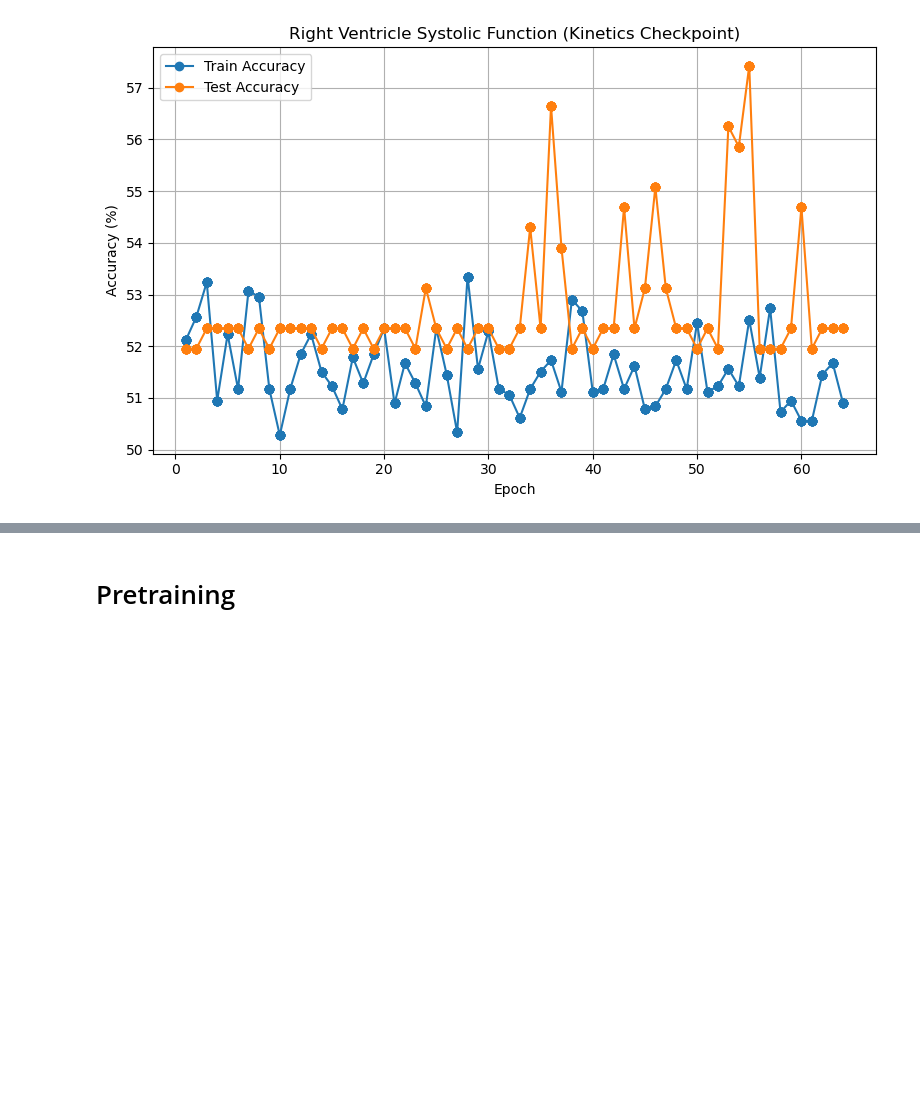
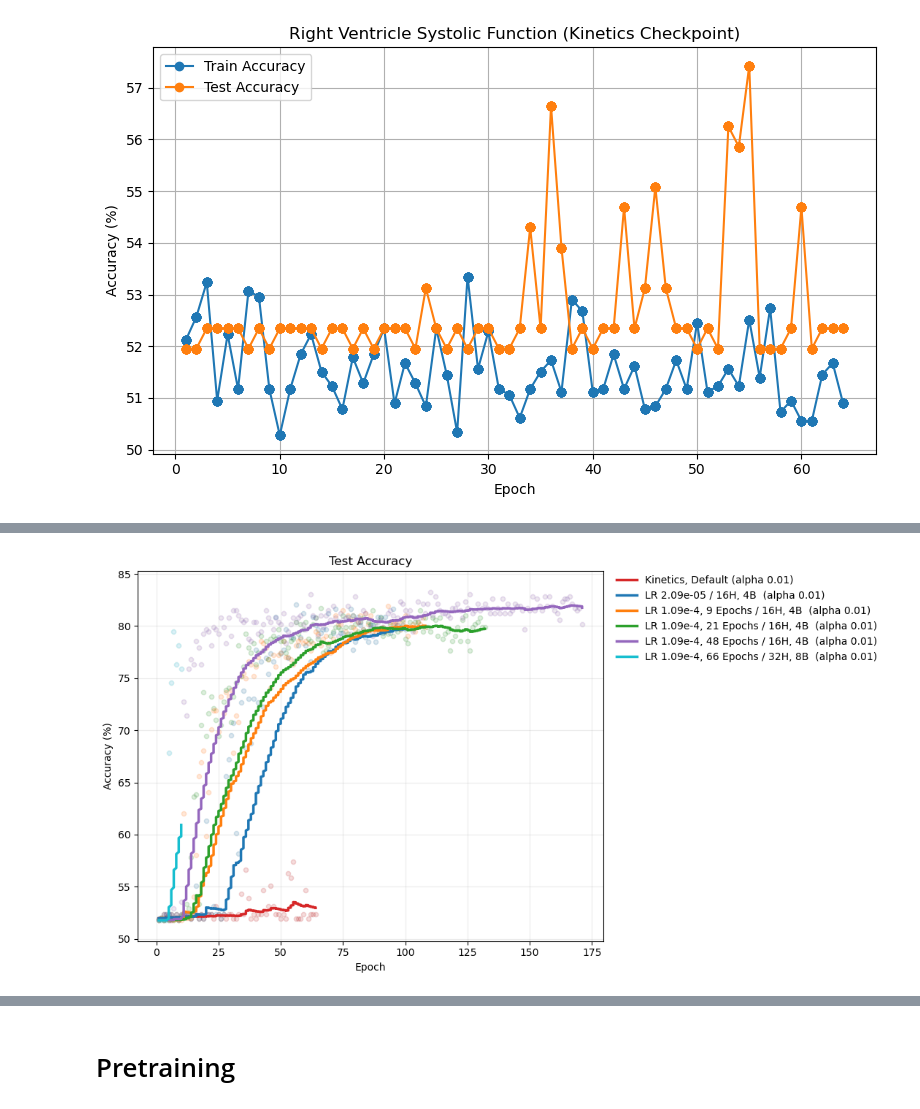
Before and after one commit to alif-munim/EchoJEPA, a Jupyter notebook: plot.ipynb, the cells around one changed output, grey strips where cells are left out. Cells and saved outputs as stored; diff of their text form; code cells hidden in the pictures; blank space fills up the shorter version.

```diff
--- a/plot.ipynb
+++ b/plot.ipynb
@@ -63,0 +173,89 @@ plt.show()
+# %%
+import matplotlib.pyplot as plt
+import numpy as np
+
+def ema(values, alpha=0.15):
+    s = None
+    out = []
+    for v in values:
+        s = v if s is None else alpha * v + (1 - alpha) * s
+        out.append(s)
+    return out
+
+# --- Parse logs ---
+log_cool = "/home/sagemaker-user/user-default-efs/vjepa2/rvfx_cooldown_0812_v1.log"
+e1, tr1, te1 = extract_accuracies(log_cool)
+
+log_pre9 = "/home/sagemaker-user/user-default-efs/vjepa2/rvfx_cooldown_h16_b4_0820_keepe9.log"
+e2, tr2, te2 = extract_accuracies(log_pre9)
+
+log_pre21 = "/home/sagemaker-user/user-default-efs/vjepa2/rvfx_cooldown_h16_b4_0820_keepe21.log"
+e3, tr3, te3 = extract_accuracies(log_pre21)
+
+log_pre48 = "/home/sagemaker-user/user-default-efs/vjepa2/rvfx_cooldown_h16_b4_0820_keepe48.log"
+e4, tr4, te4 = extract_accuracies(log_pre48)
+
+log_kin = "/home/sagemaker-user/user-default-efs/vjepa2/rvfx_kinetics_0812_v1.log"
+e5, tr5, te5 = extract_accuracies(log_kin)
+
+log_pre66 = "/home/sagemaker-user/user-default-efs/vjepa2/rvfx_cooldown_h32_b8_0820_keepe66.log"
+e6, tr6, te6 = extract_accuracies(log_pre66)
+
+# ---- Plot Test-only, with raw (faint dots) + EMA (solid line) ----
+alpha = 0.01  # EMA smoothing
+dot_alpha = 0.02
+dot_size = 20
+
+colors = {
+    "cooldown": "#1f77b4",   # blue
+    "pre9":     "#ff7f0e",   # orange
+    "pre21":    "#2ca02c",   # green
+    "pre48":    "#9467bd",   # purple
+    "kin":      "#d62728",   # red
+    "pre66":    "#17becf"    # cyan
+}
+
+plt.figure(figsize=(11, 6))
+
+# Kinetics checkpoint
+plt.scatter(e5, te5, s=dot_size, color=colors["kin"], alpha=dot_alpha)
+plt.plot(e5, ema(te5, alpha), linewidth=2.5, color=colors["kin"], label=f"Kinetics, Default (alpha {alpha})")
+
+# Cooldown
+plt.scatter(e1, te1, s=dot_size, color=colors["cooldown"], alpha=dot_alpha)
+plt.plot(e1, ema(te1, alpha), linewidth=2.5, color=colors["cooldown"], label=f"LR 2.09e-05 / 16H, 4B  (alpha {alpha})")
+
+# Pretrain keepe9
+plt.scatter(e2, te2, s=dot_size, color=colors["pre9"], alpha=dot_alpha)
+plt.plot(e2, ema(te2, alpha), linewidth=2.5, color=colors["pre9"], label=f"LR 1.09e-4, 9 Epochs / 16H, 4B  (alpha {alpha})")
+
+# Pretrain keepe21
+plt.scatter(e3, te3, s=dot_size, color=colors["pre21"], alpha=dot_alpha)
+plt.plot(e3, ema(te3, alpha), linewidth=2.5, color=colors["pre21"], label=f"LR 1.09e-4, 21 Epochs / 16H, 4B  (alpha {alpha})")
+
+# Pretrain keepe48
+plt.scatter(e4, te4, s=dot_size, color=colors["pre48"], alpha=dot_alpha)
+plt.plot(e4, ema(te4, alpha), linewidth=2.5, color=colors["pre48"], label=f"LR 1.09e-4, 48 Epochs / 16H, 4B  (alpha {alpha})")
+
+# Pretrain keepe66
+plt.scatter(e6, te6, s=dot_size, color=colors["pre66"], alpha=dot_alpha)
+plt.plot(e6, ema(te6, alpha), linewidth=2.5, color=colors["pre66"], label=f"LR 1.09e-4, 66 Epochs / 32H, 8B  (alpha {alpha})")
+
+# ---- Formatting ----
+plt.xlabel("Epoch")
+plt.ylabel("Accuracy (%)")
+plt.title("Test Accuracy")
+plt.grid(True, alpha=0.25)
+
+# Legend outside
+plt.legend(loc="upper left", bbox_to_anchor=(1.02, 1), borderaxespad=0., frameon=False)
+
+# Nice y-limits
+ymin = min(min(te1), min(te2), min(te3), min(te4), min(te5), min(te6))
+ymax = max(max(te1), max(te2), max(te3), max(te4), max(te5), max(te6))
+plt.ylim(ymin - 2, ymax + 2)
+
+plt.tight_layout()
+plt.show()
+# %% [output]
+[figure, added]
```
Also changed, not shown: parts of 10 cells of this notebook, 11 other files.
